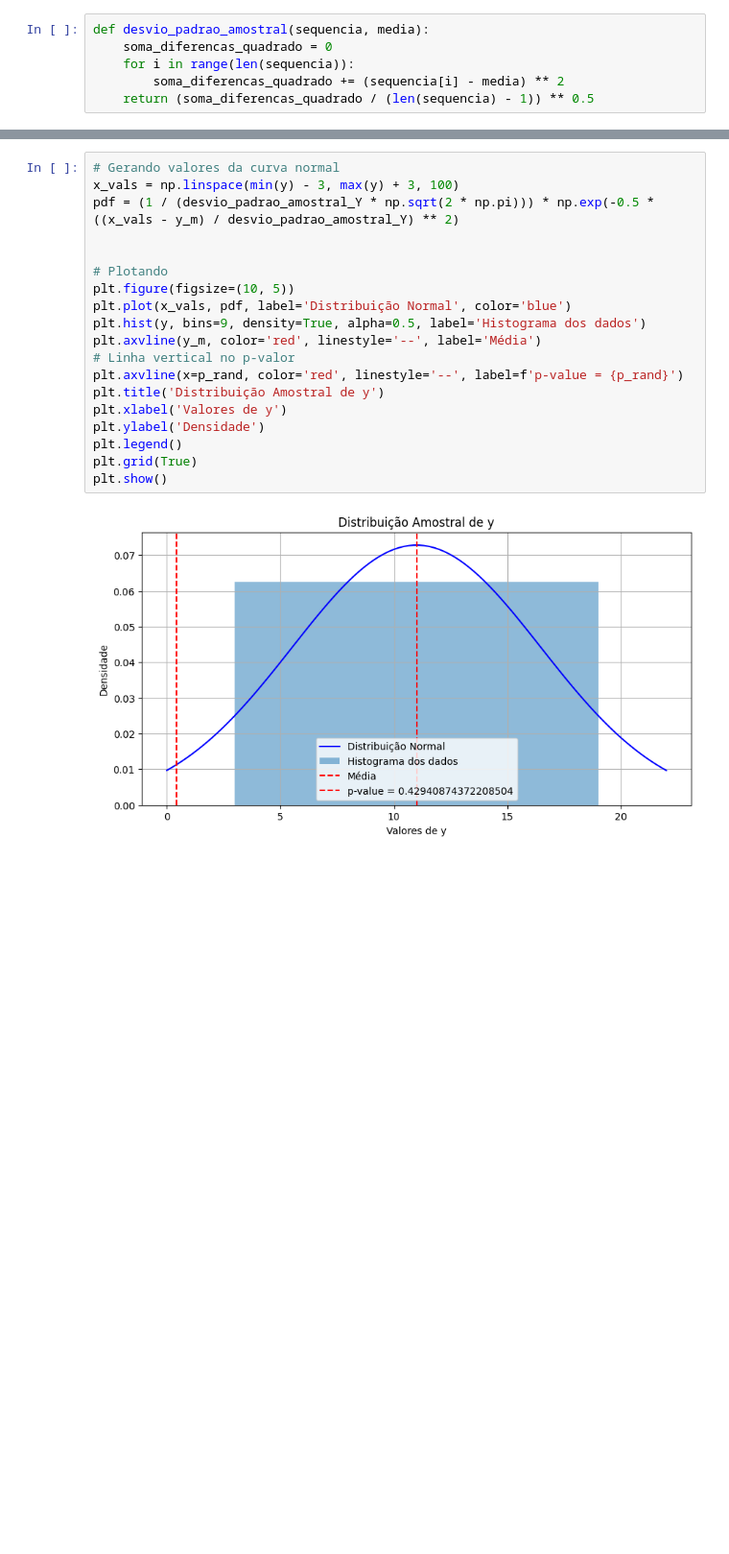
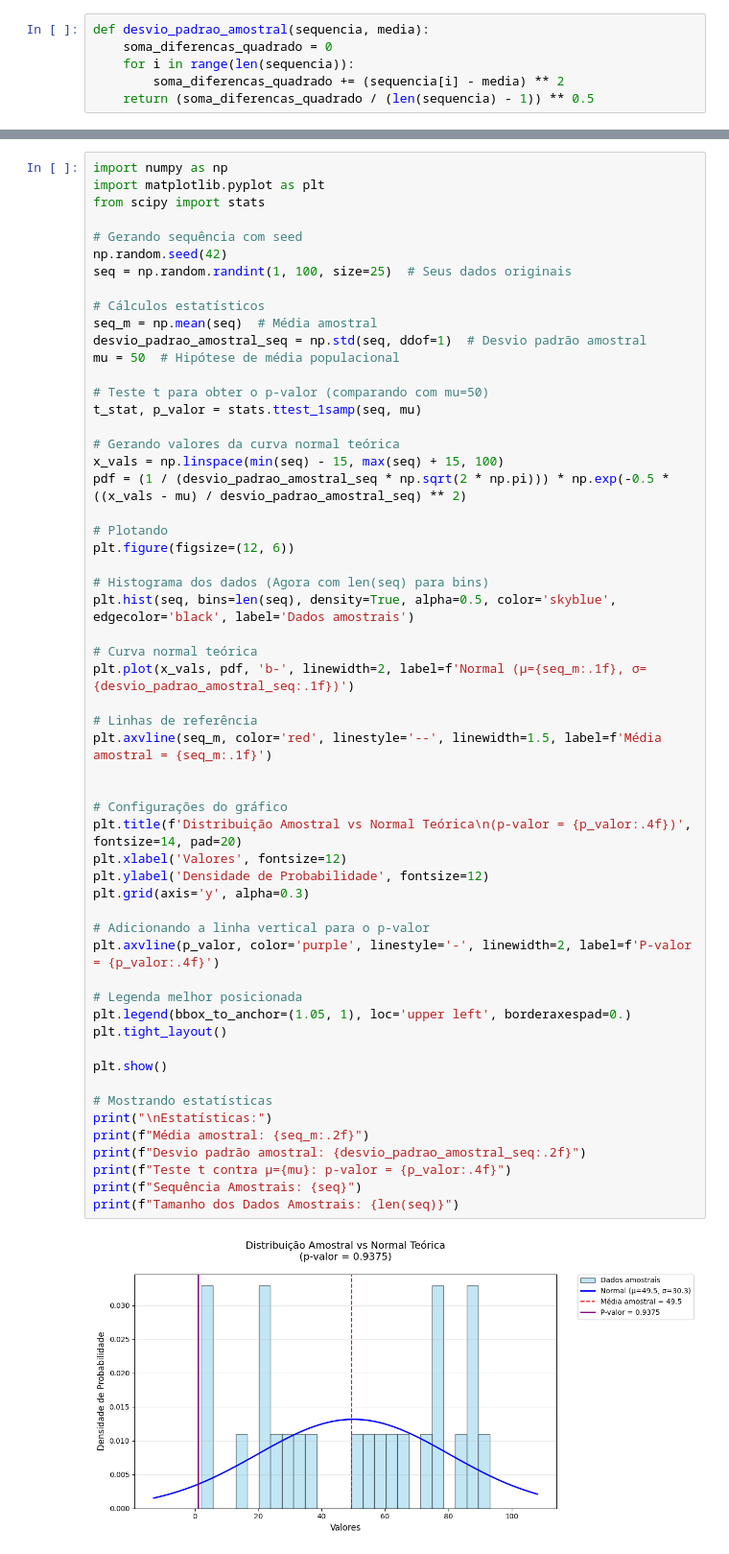
Before and after one commit to MatheuseduPinheiro/Atividade-4---Fundamentos, a Jupyter notebook: index.ipynb, the cells around one changed output, grey strips where cells are left out. Shown at 96% size. Saved outputs shown, nothing was run; the diff lists cells and outputs as text; blank space fills up the shorter version.

Commit message:
Aplicando o p-value na minha distribuição amostral

```diff
--- a/index.ipynb
+++ b/index.ipynb
@@ -294,21 +303,58 @@ print(desvio_padrao_amostral_Y)
 # %%
-# Gerando valores da curva normal
-x_vals = np.linspace(min(y) - 3, max(y) + 3, 100)
-pdf = (1 / (desvio_padrao_amostral_Y * np.sqrt(2 * np.pi))) * np.exp(-0.5 * ((x_vals - y_m) / desvio_padrao_amostral_Y) ** 2)
+import numpy as np
+import matplotlib.pyplot as plt
+from scipy import stats
+
+# Gerando sequência com seed
+np.random.seed(42)
+seq = np.random.randint(1, 100, size=25)  # Seus dados originais
+
+# Cálculos estatísticos
+seq_m = np.mean(seq)  # Média amostral
+desvio_padrao_amostral_seq = np.std(seq, ddof=1)  # Desvio padrão amostral
+mu = 50  # Hipótese de média populacional
+
+# Teste t para obter o p-valor (comparando com mu=50)
+t_stat, p_valor = stats.ttest_1samp(seq, mu)
+
+# Gerando valores da curva normal teórica
+x_vals = np.linspace(min(seq) - 15, max(seq) + 15, 100)
+pdf = (1 / (desvio_padrao_amostral_seq * np.sqrt(2 * np.pi))) * np.exp(-0.5 * ((x_vals - mu) / desvio_padrao_amostral_seq) ** 2)
+
+# Plotando
+plt.figure(figsize=(12, 6))
+
+# Histograma dos dados (Agora com len(seq) para bins)
+plt.hist(seq, bins=len(seq), density=True, alpha=0.5, color='skyblue', edgecolor='black', label='Dados amostrais')
+
+# Curva normal teórica
+plt.plot(x_vals, pdf, 'b-', linewidth=2, label=f'Normal (μ={seq_m:.1f}, σ={desvio_padrao_amostral_seq:.1f})')
+
+# Linhas de referência
+plt.axvline(seq_m, color='red', linestyle='--', linewidth=1.5, label=f'Média amostral = {seq_m:.1f}')
 
 
-# Plotando
-plt.figure(figsize=(10, 5))
-plt.plot(x_vals, pdf, label='Distribuição Normal', color='blue')
-plt.hist(y, bins=9, density=True, alpha=0.5, label='Histograma dos dados')
-plt.axvline(y_m, color='red', linestyle='--', label='Média')
-# Linha vertical no p-valor
-plt.axvline(x=p_rand, color='red', linestyle='--', label=f'p-value = {p_rand}')
-plt.title('Distribuição Amostral de y')
-plt.xlabel('Valores de y')
-plt.ylabel('Densidade')
-plt.legend()
-plt.grid(True)
+# Configurações do gráfico
+plt.title(f'Distribuição Amostral vs Normal Teórica\n(p-valor = {p_valor:.4f})', fontsize=14, pad=20)
+plt.xlabel('Valores', fontsize=12)
+plt.ylabel('Densidade de Probabilidade', fontsize=12)
+plt.grid(axis='y', alpha=0.3)
+
+# Adicionando a linha vertical para o p-valor
+plt.axvline(p_valor, color='purple', linestyle='-', linewidth=2, label=f'P-valor = {p_valor:.4f}')
+
+# Legenda melhor posicionada
+plt.legend(bbox_to_anchor=(1.05, 1), loc='upper left', borderaxespad=0.)
+plt.tight_layout()
+
 plt.show()
+
+# Mostrando estatísticas
+print("\nEstatísticas:")
+print(f"Média amostral: {seq_m:.2f}")
+print(f"Desvio padrão amostral: {desvio_padrao_amostral_seq:.2f}")
+print(f"Teste t contra μ={mu}: p-valor = {p_valor:.4f}")
+print(f"Sequência Amostrais: {seq}")
+print(f"Tamanho dos Dados Amostrais: {len(seq)}")
 # %% [output]
-[figure, old version]
+[figure, new version]
```
Also changed, not shown: parts of 9 cells of this notebook.
